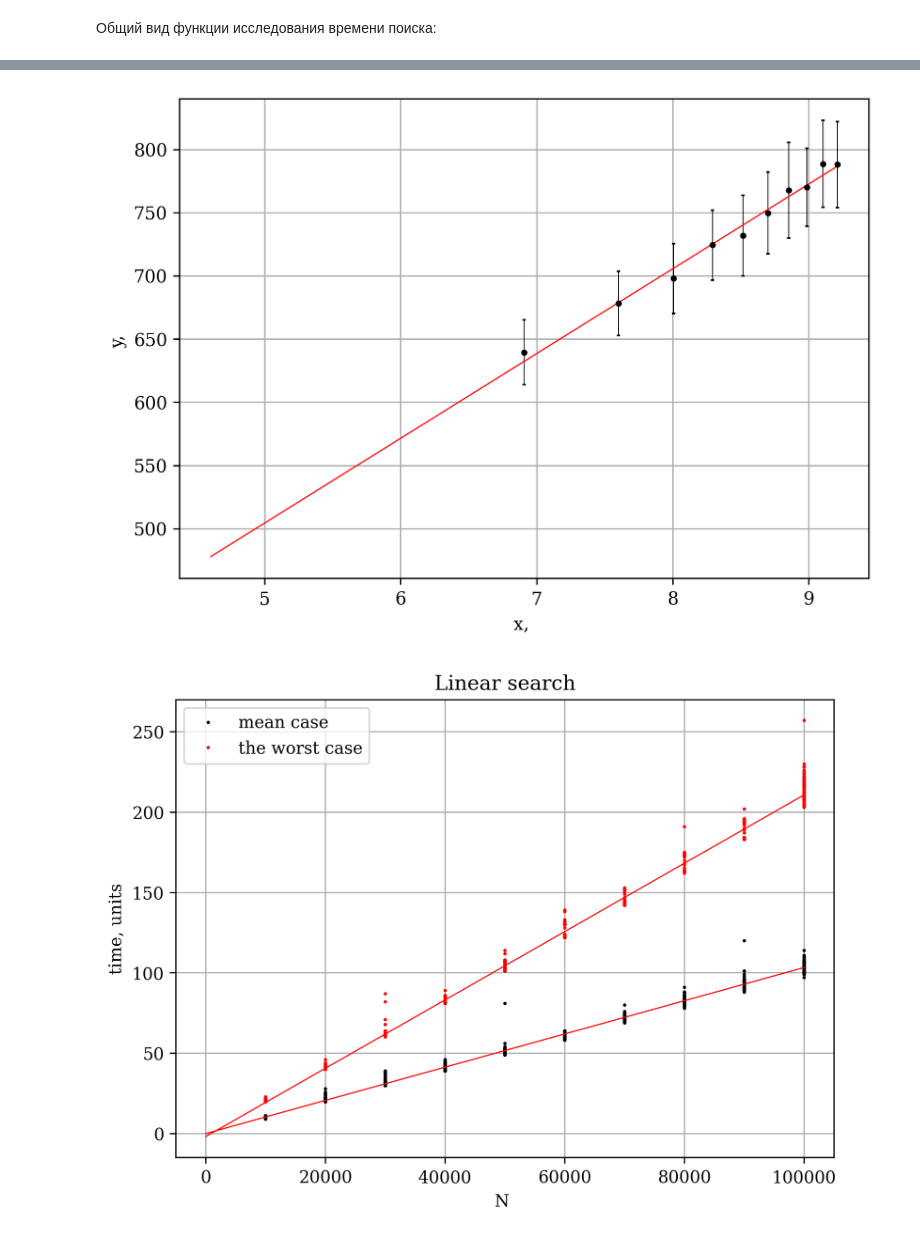
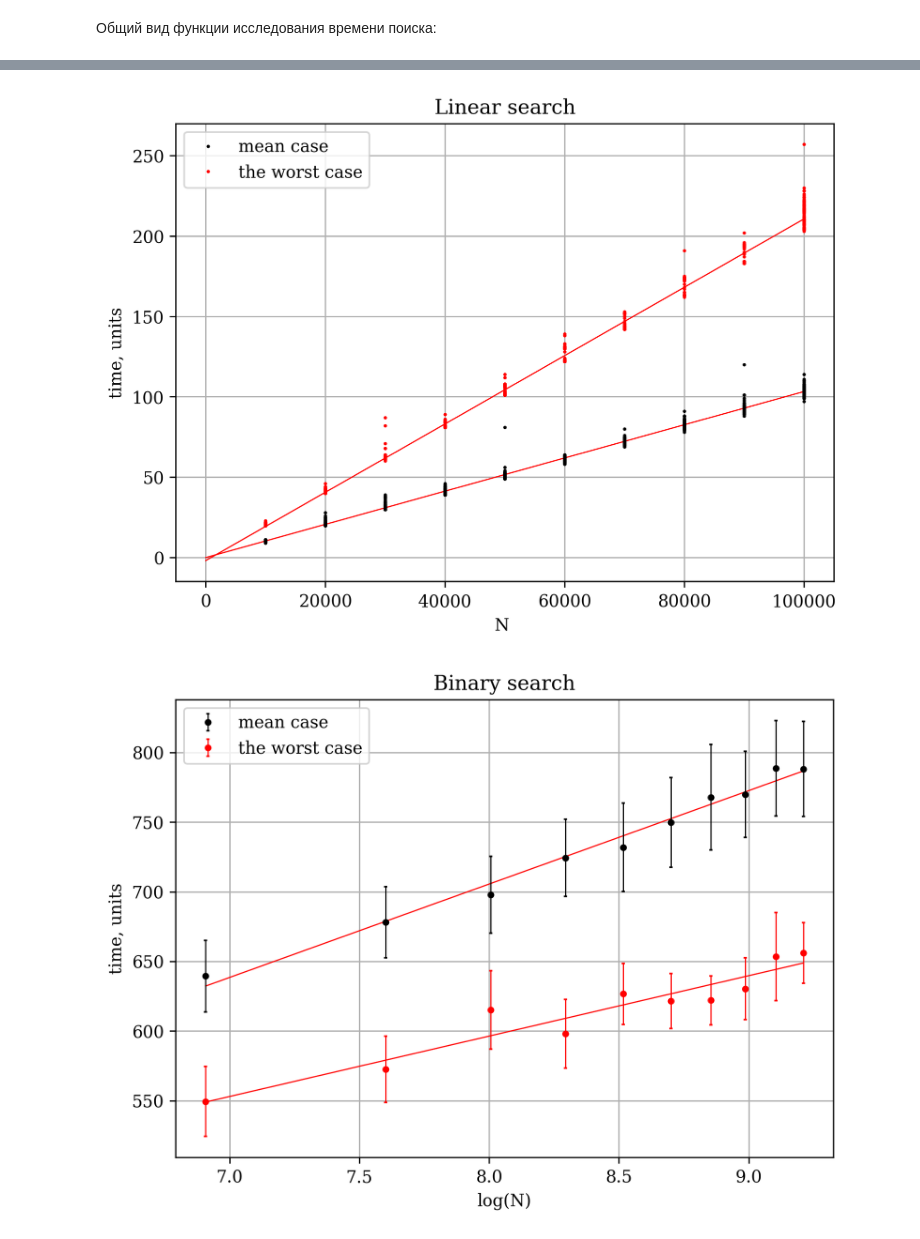
Before and after one commit to LidiaReb/main_C-, a Jupyter notebook: holework.ipynb, the cells around one changed output, grey strips where cells are left out. Cells and saved outputs as stored; diff of their text form; code cells hidden in the pictures.

````diff
--- a/holework.ipynb
+++ b/holework.ipynb
@@ -52,35 +52,6 @@ void experiment_of_function(int long long N, std::string name, bool arr_sort, bo
         out.close();
 }
 ```
-# %%
-data = pd.read_csv("./binary.txt", sep=";")
-
-def line(x, a, b):
-    return a + b*x
-
-y_arr = data['time']
-x_arr = np.log(data['N'])
-y_err = 0
-
-y_arr = data.groupby(['N']).agg({'time': ['mean', 'std']})['time']['mean']
-x_arr = np.log(data.groupby(['N']).agg({'N': 'mean'})['N'])
-y_err = data.groupby(['N']).agg({'time': ['mean', 'std']})['time']['std']
-
-
-right = np.log(1e2)
-left = np.log(1e4)
-
-popt, pcov = opt.curve_fit(line, x_arr, y_arr)
-
-plt.figure(figsize=[7,5], dpi=300)
-plt.errorbar(x_arr, y_arr, yerr=y_err, ls='', marker='.', color='black', markersize=5, lw=0.5, capsize=1)
-plt.plot(np.linspace(right, left, 100), line(np.linspace(right, left, 100), popt[0], popt[1]), lw=0.7, color='red')
-plt.ylabel('y, ')
-plt.xlabel('x, ')
-plt.grid(True)
-plt.show()
-# %% [output]
-[figure, removed]
 # %%
 data_l = pd.read_csv("./line.txt", sep=";")
 data_l_worst = pd.read_csv("./line_worst.txt", sep=";")
@@ -96,49 +67,48 @@ x_l_arr = data_l['N']
 y_lw_arr = data_l_worst['time']
 x_lw_arr = data_l_worst['N']
 
-y_b_arr = data_b['time']
-x_b_arr = np.log(data_b['N'])
-y_bw_arr = data_b_worst['time']
-x_bw_arr = np.log(data_b_worst['N'])
-
-# y_arr = data.groupby(['N']).agg({'time': ['mean', 'std']})['time']['mean']
-# x_arr = data.groupby(['N']).agg({'N': 'mean'})['N']
-# y_err = data.groupby(['N']).agg({'time': ['mean', 'std']})['time']['std']
+y_b_arr = data_b.groupby(['N']).agg({'time': ['mean', 'std']})['time']['mean']
+x_b_arr = np.log(data_b.groupby(['N']).agg({'N': 'mean'})['N'])
+y_b_err = data_b.groupby(['N']).agg({'time': ['mean', 'std']})['time']['std']
+y_bw_arr = data_b_worst.groupby(['N']).agg({'time': ['mean', 'std']})['time']['mean']
+x_bw_arr = np.log(data_b_worst.groupby(['N']).agg({'N': 'mean'})['N'])
+y_bw_err = data_b_worst.groupby(['N']).agg({'time': ['mean', 'std']})['time']['std']
 
 right_l = 0
 left_l = 1e5
 
-right_b = np.log(1e2)
+right_b = np.log(1e3)
 left_b = np.log(1e4)
 
 popt_l, pcov_l = opt.curve_fit(line, x_l_arr, y_l_arr)
 popt_lw, pcov_lw = opt.curve_fit(line, x_lw_arr, y_lw_arr)
 
 popt_b, pcov_b = opt.curve_fit(line, x_b_arr, y_b_arr)
 popt_bw, pcov_bw = opt.curve_fit(line, x_bw_arr, y_bw_arr)
 
 plt.figure(figsize=[7,5], dpi=300)
 plt.plot(np.linspace(right_l, left_l, 100), line(np.linspace(right_l, left_l, 100), popt_l[0], popt_l[1]), lw=0.7, color='red')
 plt.plot(x_l_arr, y_l_arr, ls='', marker='.', color='black', markersize=2, label = 'mean case')
 plt.plot(np.linspace(right_l, left_l, 100), line(np.linspace(right_l, left_l, 100), popt_lw[0], popt_lw[1]), lw=0.7, color='red')
 plt.plot(x_lw_arr, y_lw_arr, ls='', marker='.', color='red', markersize=2, label = 'the worst case')
 plt.ylabel('time, units')
 plt.xlabel('N ')
 plt.legend()
 plt.grid(True)
 plt.title('Linear search')
 plt.show()
 
 plt.figure(figsize=[7,5], dpi=300)
-plt.plot(x_b_arr, y_b_arr, ls='', marker='.', color='black', markersize=2, label = 'mean case')
 plt.plot(np.linspace(right_b, left_b, 100), line(np.linspace(right_b, left_b, 100), popt_b[0], popt_b[1]), lw=0.7, color='red')
-plt.plot(x_bw_arr, y_bw_arr, ls='', marker='.', color='red', markersize=2, label = 'the worst case')
+plt.errorbar(x=x_b_arr, y=y_b_arr, yerr=y_b_err, ls='', marker='.', color='black', markersize=6, lw=0.7, capsize=1, label = 'mean case')
 plt.plot(np.linspace(right_b, left_b, 100), line(np.linspace(right_b, left_b, 100), popt_bw[0], popt_bw[1]), lw=0.7, color='red')
+plt.errorbar(x=x_bw_arr, y=y_bw_arr, yerr=y_bw_err, ls='', marker='.', color='red', markersize=6, lw=0.7, capsize=1, label = 'the worst case')
 plt.ylabel('time, units')
 plt.xlabel('log(N)')
 plt.legend()
 plt.grid(True)
 plt.title('Binary search')
 plt.show()
 # %% [output]
 [figure]
+[figure, added]
````
Also changed, not shown: parts of 5 cells of this notebook, 3 other files.
